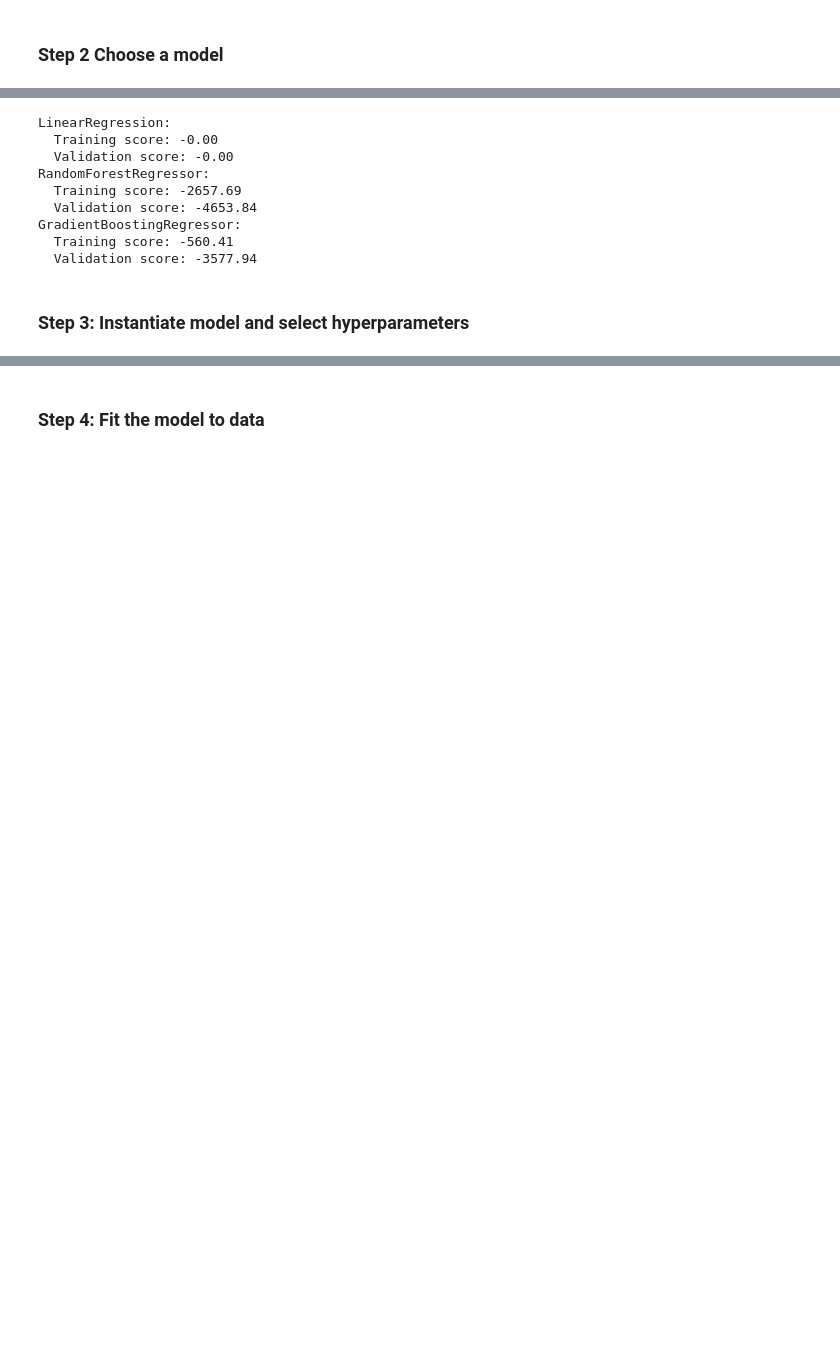
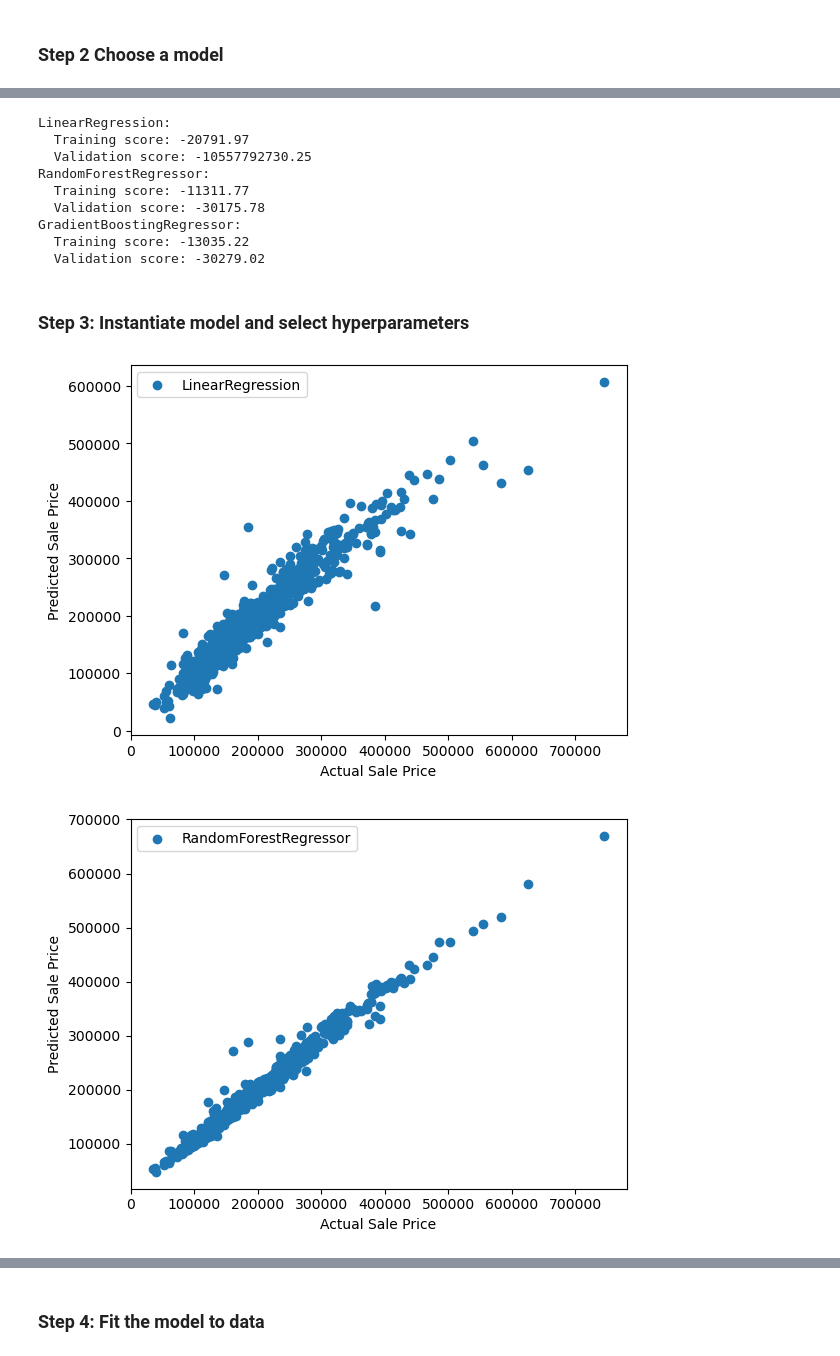
Before and after one commit to SMRain10/Housing-Price-Regression-Competition, a Jupyter notebook: 611_Project.ipynb, the cells around one changed output, grey strips where cells are left out. Saved outputs shown, nothing was run; the diff lists cells and outputs as text; code cells hidden in the pictures; blank space fills up the shorter version.

```diff
--- a/611_Project.ipynb
+++ b/611_Project.ipynb
@@ -334,5 +297,8 @@ df_train_encoded.isnull().sum().sum()
 # X_test = df_test_encoded
 from sklearn.model_selection import train_test_split
 
+X = df_train_encoded.drop(columns='SalePrice')
+y = df_train_encoded['SalePrice']
+
 # Use the train_test_split function to split the training set into a training set and a validation set.
-X_train, X_test, y_train, y_test = train_test_split(df_train_encoded, df_train['SalePrice'], test_size=0.2, random_state=42)
+X_train, X_test, y_train, y_test = train_test_split(X, y, test_size=0.2, random_state=42)
@@ -378,13 +363,13 @@ for model in models:
     print(f"{type(model).__name__}: \n  Training score: {train_score:.2f}\n  Validation score: {val_score:.2f}")
 # %% [output]
 LinearRegression:
-  Training score: -0.00
-  Validation score: -0.00
+  Training score: -20791.97
+  Validation score: -10557792730.25
 RandomForestRegressor:
-  Training score: -2657.69
-  Validation score: -4653.84
+  Training score: -11311.77
+  Validation score: -30175.78
 GradientBoostingRegressor:
-  Training score: -560.41
-  Validation score: -3577.94
+  Training score: -13035.22
+  Validation score: -30279.02
 # %% [markdown]
 ### Step 3: Instantiate model and select hyperparameters
@@ -392,0 +376,13 @@ model = LinearRegression(fit_intercept=True)
+# %%
+# Plot the actual sale price vs the predicted sale price for the training set for each model
+for model in models:
+    model.fit(X_train, y_train)
+    y_pred = model.predict(X_train)
+    plt.scatter(y_train, y_pred, label=type(model).__name__)
+    plt.xlabel('Actual Sale Price')
+    plt.ylabel('Predicted Sale Price')
+    plt.legend()
+    plt.show()
+# %% [output]
+[figure, added]
+[figure, added]
```
Also changed, not shown: parts of 20 cells of this notebook.
